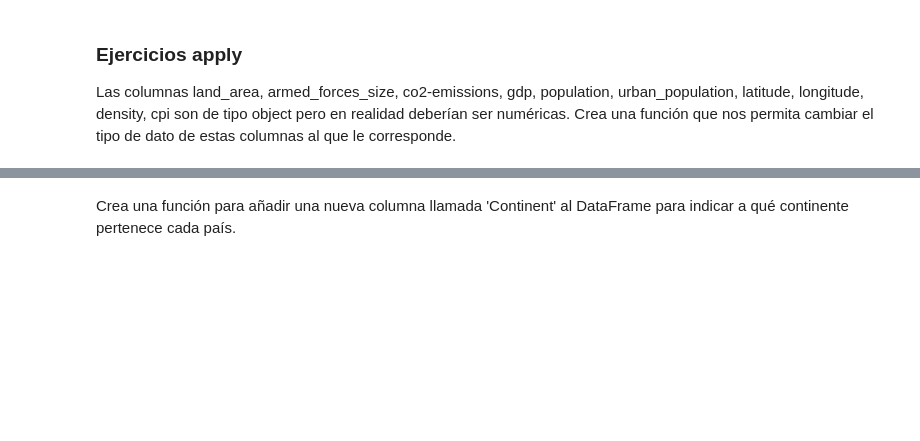
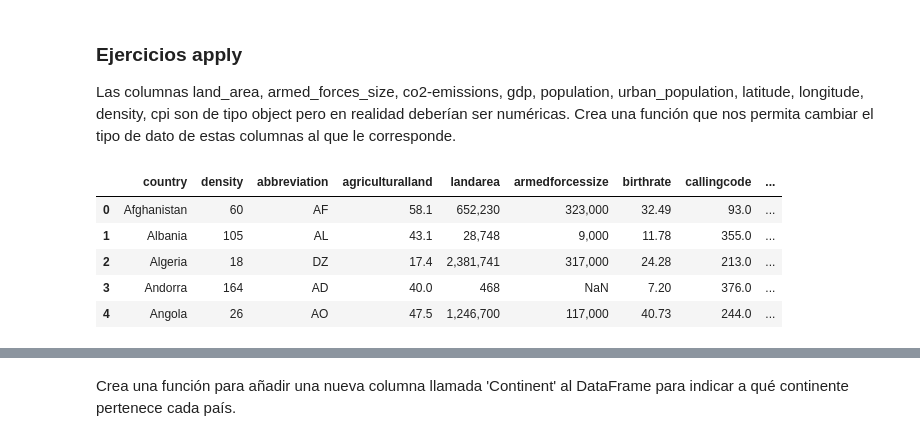
Before and after one commit to FrancaTortaroloo/mod3-pairprogramming, a Jupyter notebook: pair-gorupby-apply.ipynb, the cells around one changed output, grey strips where cells are left out. Cells and saved outputs as stored; diff of their text form; code cells hidden in the pictures; blank space fills up the shorter version.

```diff
--- a/pair-gorupby-apply.ipynb
+++ b/pair-gorupby-apply.ipynb
@@ -2,3 +2,21 @@
 ### Ejercicios apply
 
 Las columnas land_area, armed_forces_size, co2-emissions, gdp, population, urban_population, latitude, longitude, density, cpi son de tipo object pero en realidad deberían ser numéricas. Crea una función que nos permita cambiar el tipo de dato de estas columnas al que le corresponde.
+# %%
+import pandas as pd
+import numpy as np
+import re
+
+# Configuración
+# -----------------------------------------------------------------------
+pd.set_option('display.max_columns', None) # para poder visualizar todas las columnas de los DataFrames
+
+df_inner = pd.read_csv('df_world_unido.csv')
+df_inner.head(5)
+# %% [output]
+|  | country | density | abbreviation | agriculturalland | landarea | armedforcessize | birthrate | callingcode | ... |
+| 0 | Afghanistan | 60 | AF | 58.1 | 652,230 | 323,000 | 32.49 | 93.0 | ... |
+| 1 | Albania | 105 | AL | 43.1 | 28,748 | 9,000 | 11.78 | 355.0 | ... |
+| 2 | Algeria | 18 | DZ | 17.4 | 2,381,741 | 317,000 | 24.28 | 213.0 | ... |
+| 3 | Andorra | 164 | AD | 40.0 | 468 | NaN | 7.20 | 376.0 | ... |
+| 4 | Angola | 26 | AO | 47.5 | 1,246,700 | 117,000 | 40.73 | 244.0 | ... |
```
Also changed, not shown: parts of 11 cells of this notebook.
